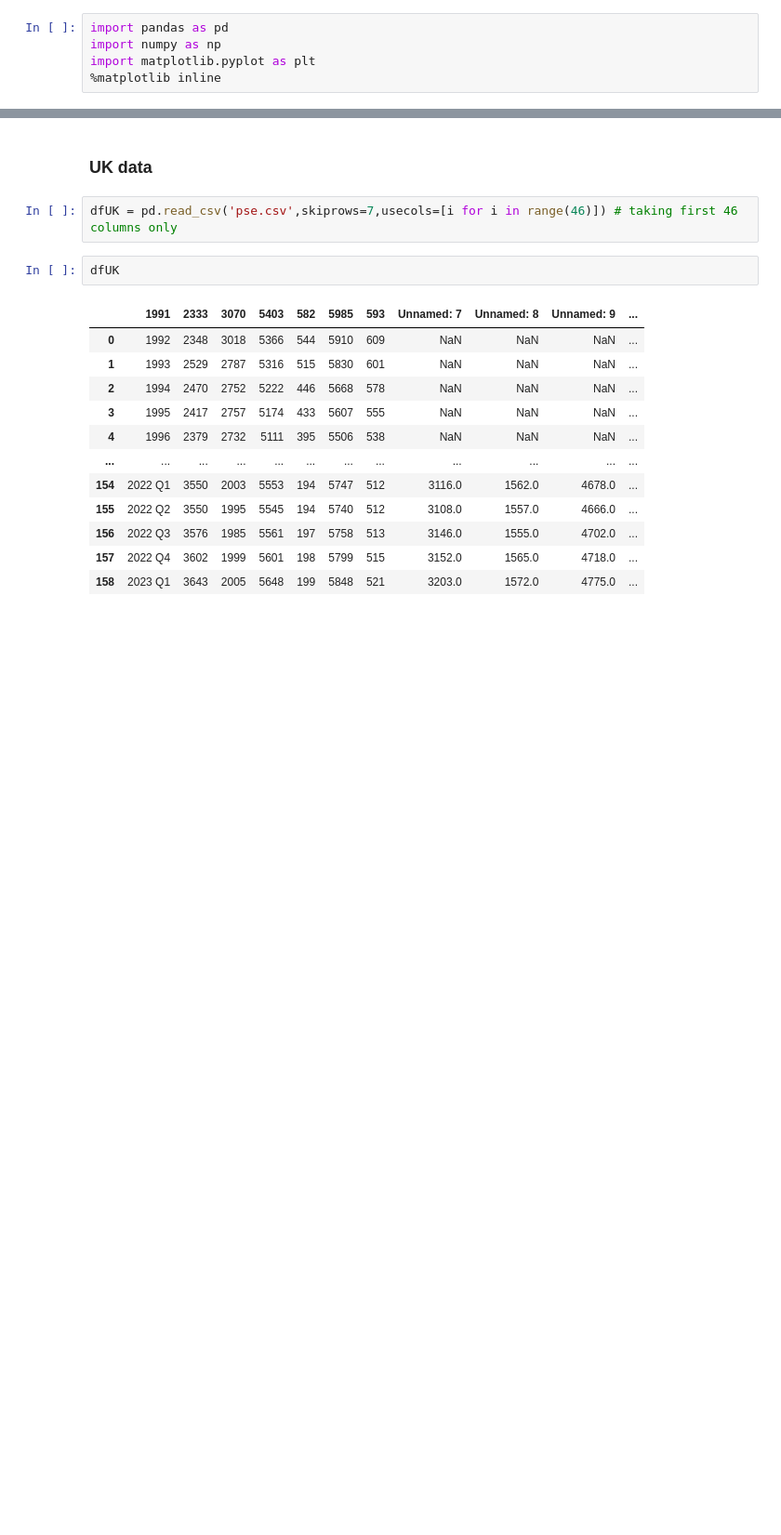
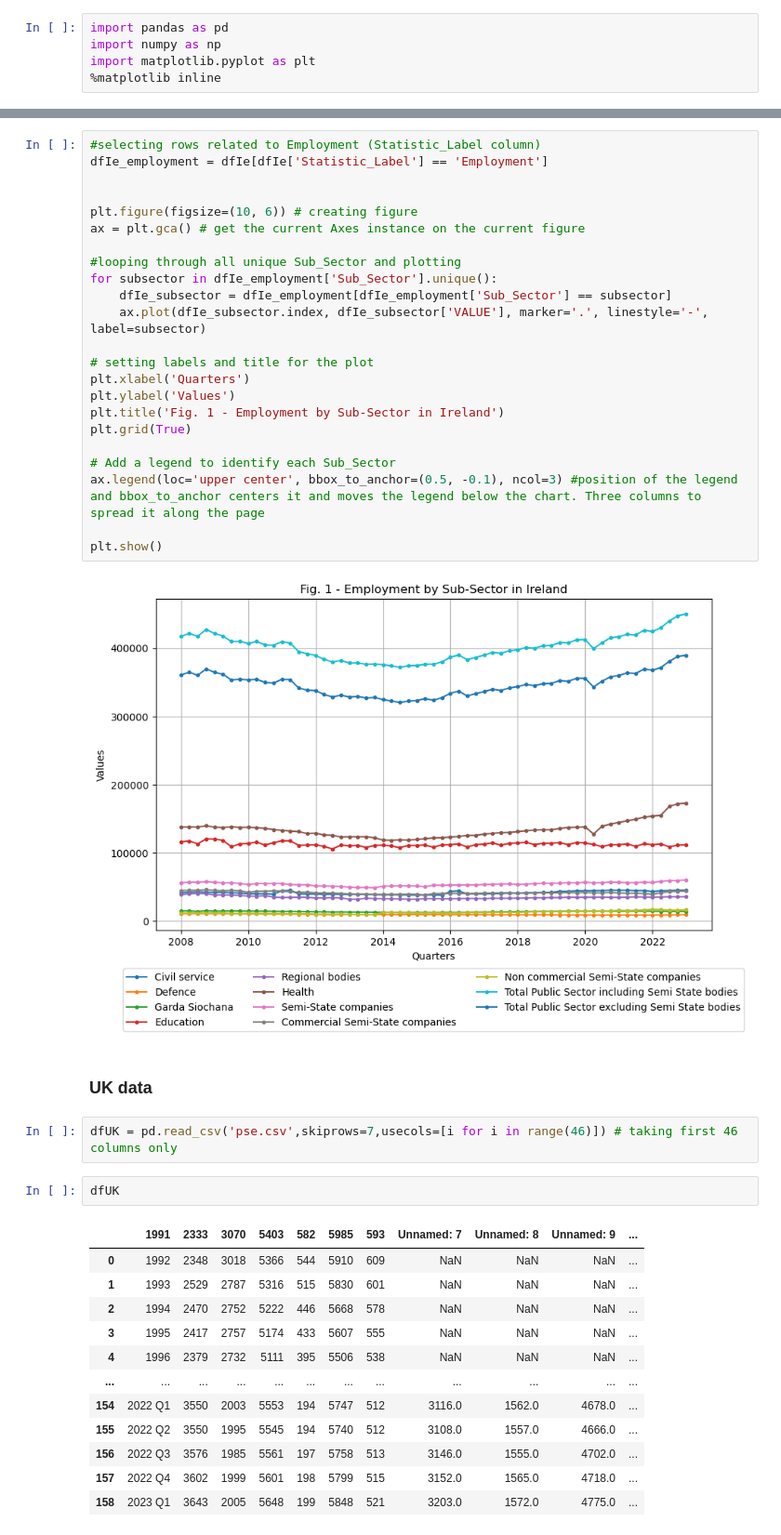
Before and after one commit to Carloselrecharlie/ML_assessment_repeat, a Jupyter notebook: sba22448_Integrated_CA-ML.ipynb, the cells around one changed output, grey strips where cells are left out. Shown: that part at 93% size. Drawn from its saved outputs; the diff is of its cells as text; blank space fills up the shorter version.

```diff
--- a/sba22448_Integrated_CA-ML.ipynb
+++ b/sba22448_Integrated_CA-ML.ipynb
@@ -169,3 +176,28 @@ plt.show()
+# %%
+#selecting rows related to Employment (Statistic_Label column)
+dfIe_employment = dfIe[dfIe['Statistic_Label'] == 'Employment']
+
+
+plt.figure(figsize=(10, 6)) # creating figure
+ax = plt.gca() # get the current Axes instance on the current figure
+
+#looping through all unique Sub_Sector and plotting
+for subsector in dfIe_employment['Sub_Sector'].unique():
+    dfIe_subsector = dfIe_employment[dfIe_employment['Sub_Sector'] == subsector]
+    ax.plot(dfIe_subsector.index, dfIe_subsector['VALUE'], marker='.', linestyle='-', label=subsector)
+
+# setting labels and title for the plot
+plt.xlabel('Quarters')
+plt.ylabel('Values')
+plt.title('Fig. 1 - Employment by Sub-Sector in Ireland')
+plt.grid(True)
+
+# Add a legend to identify each Sub_Sector
+ax.legend(loc='upper center', bbox_to_anchor=(0.5, -0.1), ncol=3) #position of the legend and bbox_to_anchor centers it and moves the legend below the chart. Three columns to spread it along the page
+
+plt.show()
+# %% [output]
+[figure, added]
 # %% [markdown]
 ### UK data
 # %%
```
Also changed, not shown: parts of 20 cells of this notebook, 1 other file.
